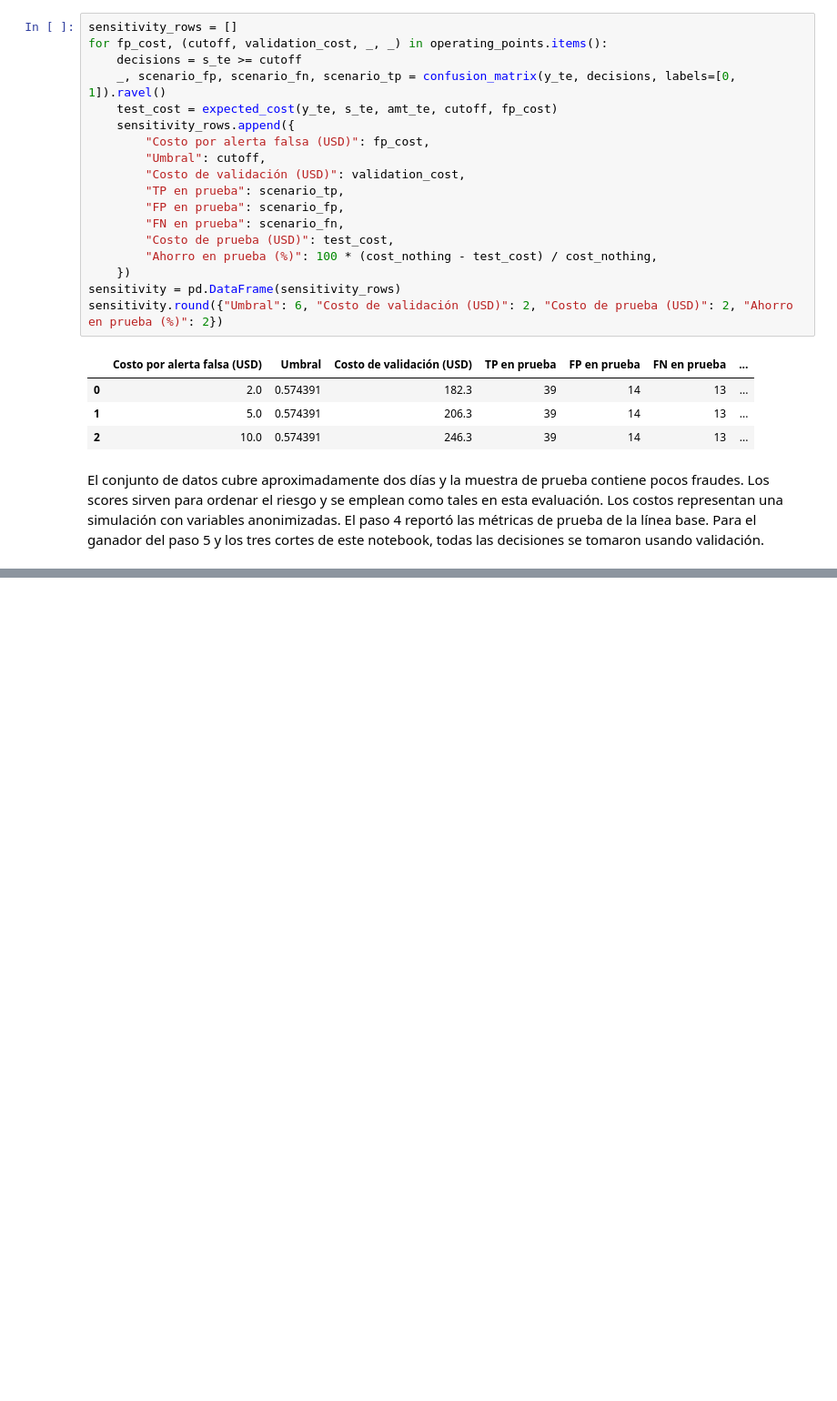
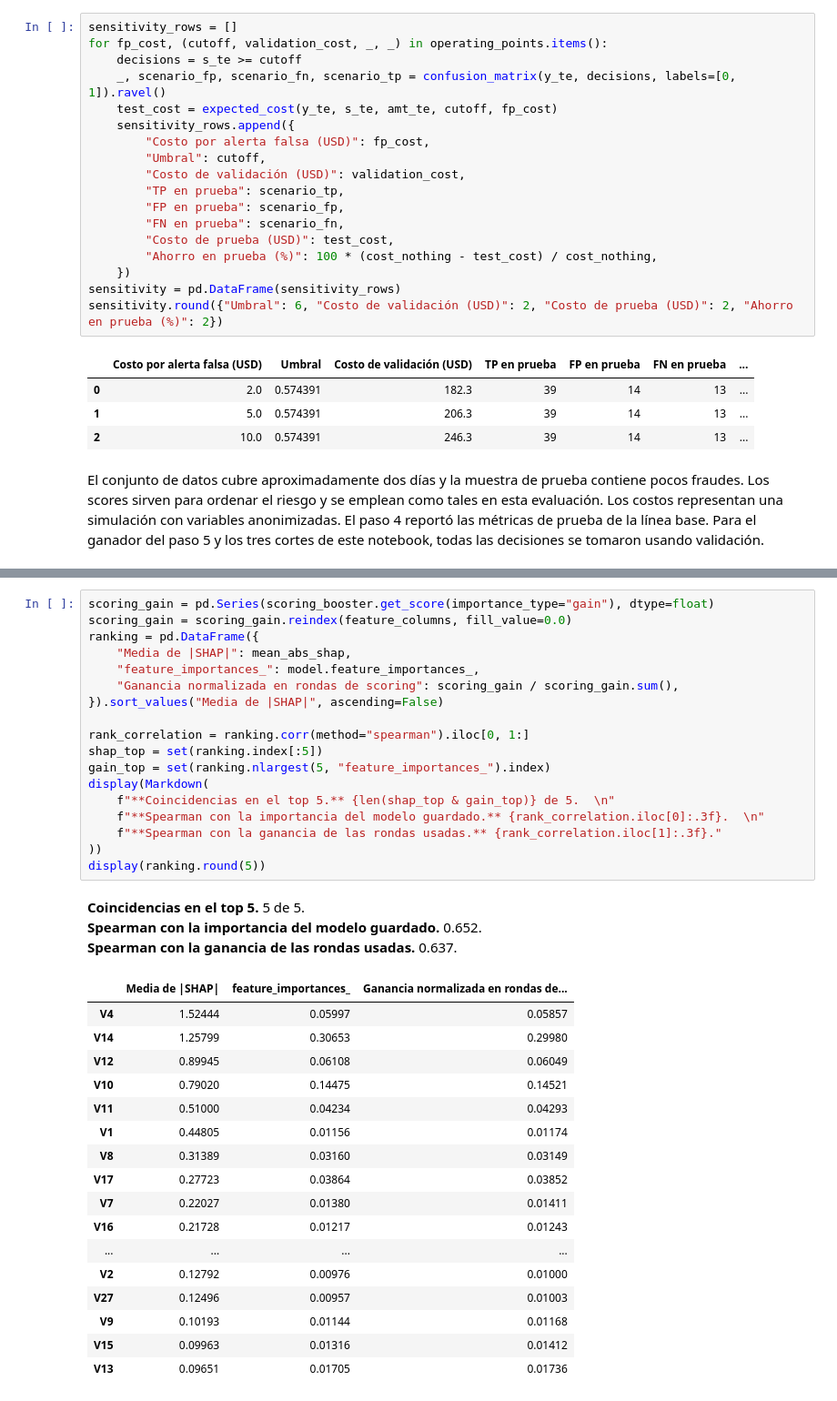
Before and after one commit to luis19vallejo02/fraud-detection, a Jupyter notebook: notebooks/04_evaluation_shap.ipynb, the cells around one changed output, grey strips where cells are left out. Shown at 91% size. Cells and saved outputs as stored; diff of their text form; blank space fills up the shorter version.

```diff
--- a/notebooks/04_evaluation_shap.ipynb
+++ b/notebooks/04_evaluation_shap.ipynb
@@ -267,0 +378,39 @@ El conjunto de datos cubre aproximadamente dos días y la muestra de prueba cont
+# %%
+scoring_gain = pd.Series(scoring_booster.get_score(importance_type="gain"), dtype=float)
+scoring_gain = scoring_gain.reindex(feature_columns, fill_value=0.0)
+ranking = pd.DataFrame({
+    "Media de |SHAP|": mean_abs_shap,
+    "feature_importances_": model.feature_importances_,
+    "Ganancia normalizada en rondas de scoring": scoring_gain / scoring_gain.sum(),
+}).sort_values("Media de |SHAP|", ascending=False)
+
+rank_correlation = ranking.corr(method="spearman").iloc[0, 1:]
+shap_top = set(ranking.index[:5])
+gain_top = set(ranking.nlargest(5, "feature_importances_").index)
+display(Markdown(
+    f"**Coincidencias en el top 5.** {len(shap_top & gain_top)} de 5.  \n"
+    f"**Spearman con la importancia del modelo guardado.** {rank_correlation.iloc[0]:.3f}.  \n"
+    f"**Spearman con la ganancia de las rondas usadas.** {rank_correlation.iloc[1]:.3f}."
+))
+display(ranking.round(5))
+# %% [output]
+**Coincidencias en el top 5.** 5 de 5.
+**Spearman con la importancia del modelo guardado.** 0.652.
+**Spearman con la ganancia de las rondas usadas.** 0.637.
+|  | Media de |SHAP| | feature_importances_ | Ganancia normalizada en rondas de... |
+| V4 | 1.52444 | 0.05997 | 0.05857 |
+| V14 | 1.25799 | 0.30653 | 0.29980 |
+| V12 | 0.89945 | 0.06108 | 0.06049 |
+| V10 | 0.79020 | 0.14475 | 0.14521 |
+| V11 | 0.51000 | 0.04234 | 0.04293 |
+| V1 | 0.44805 | 0.01156 | 0.01174 |
+| V8 | 0.31389 | 0.03160 | 0.03149 |
+| V17 | 0.27723 | 0.03864 | 0.03852 |
+| V7 | 0.22027 | 0.01380 | 0.01411 |
+| V16 | 0.21728 | 0.01217 | 0.01243 |
+| ... | ... | ... | ... |
+| V2 | 0.12792 | 0.00976 | 0.01000 |
+| V27 | 0.12496 | 0.00957 | 0.01003 |
+| V9 | 0.10193 | 0.01144 | 0.01168 |
+| V15 | 0.09963 | 0.01316 | 0.01412 |
+| V13 | 0.09651 | 0.01705 | 0.01736 |
```
Also changed, not shown: parts of 13 cells of this notebook.
